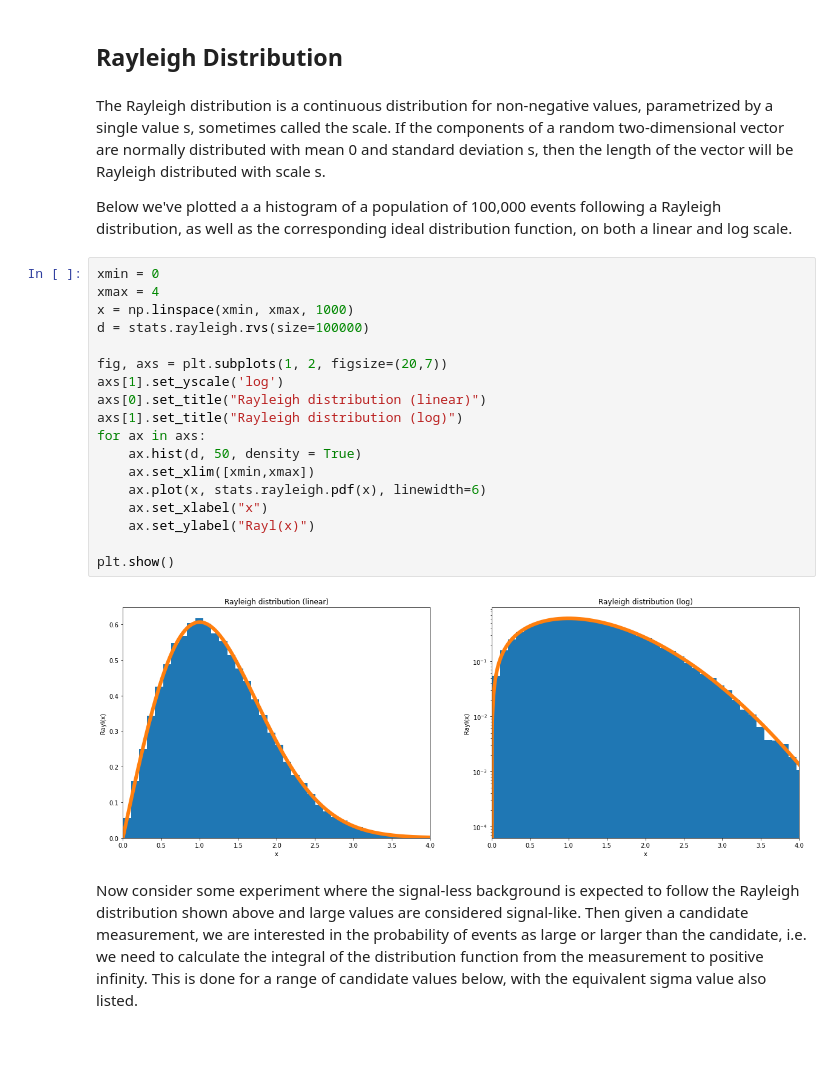
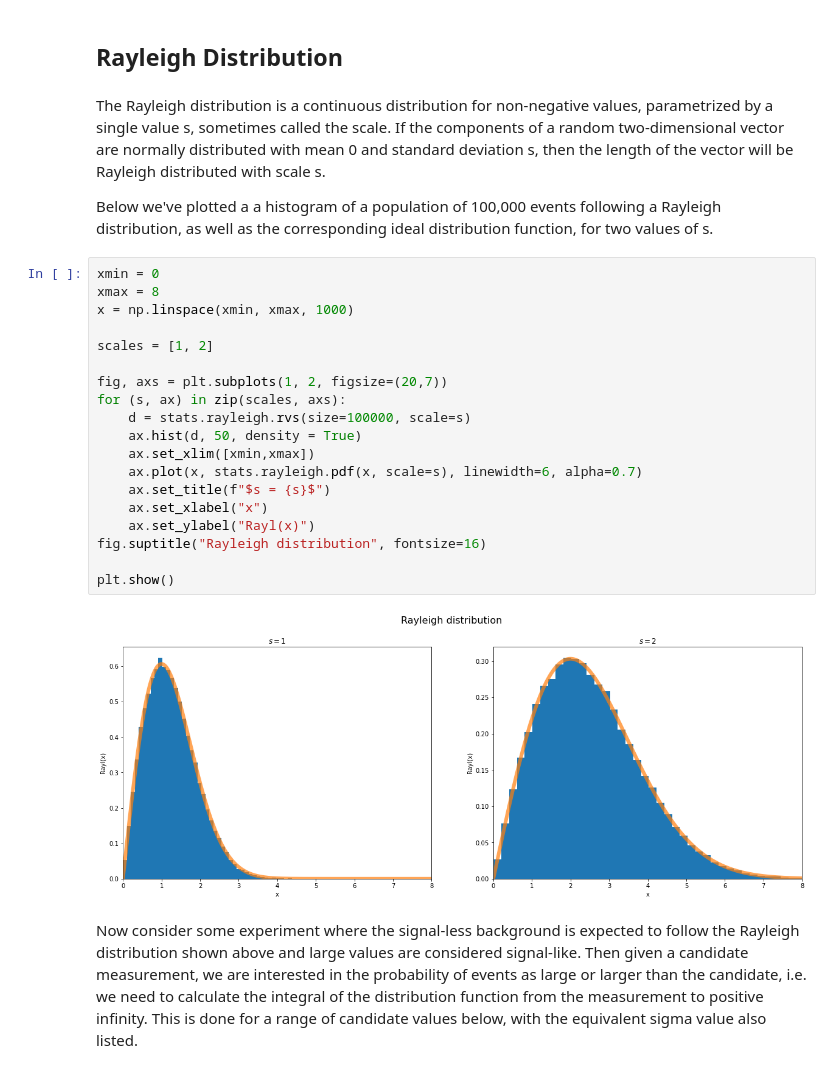
Before and after one commit to daultmccoy/phys434, a Jupyter notebook: Lab1.ipynb, the cells around one changed output. Drawn from its saved outputs; the diff is of its cells as text; blank space fills up the shorter version.

Commit message:
plot rayleigh with different parameters and cleaned up plot appearance

```diff
--- a/Lab1.ipynb
+++ b/Lab1.ipynb
@@ -38,27 +38,28 @@ In this case, all the sigma values we got were non-negative because we only cons
 # %% [markdown]
 The Rayleigh distribution is a continuous distribution for non-negative values, parametrized by a single value s, sometimes called the scale. If the components of a random two-dimensional vector are normally distributed with mean 0 and standard deviation s, then the length of the vector will be Rayleigh distributed with scale s.
 
-Below we've plotted a a histogram of a population of 100,000 events following a Rayleigh distribution, as well as the corresponding ideal distribution function, on both a linear and log scale.
+Below we've plotted a a histogram of a population of 100,000 events following a Rayleigh distribution, as well as the corresponding ideal distribution function, for two values of s.
 # %%
 xmin = 0
-xmax = 4
+xmax = 8
 x = np.linspace(xmin, xmax, 1000)
-d = stats.rayleigh.rvs(size=100000)
+
+scales = [1, 2]
 
 fig, axs = plt.subplots(1, 2, figsize=(20,7))
-axs[1].set_yscale('log')
-axs[0].set_title("Rayleigh distribution (linear)")
-axs[1].set_title("Rayleigh distribution (log)")
-for ax in axs:
+for (s, ax) in zip(scales, axs):
+    d = stats.rayleigh.rvs(size=100000, scale=s)
     ax.hist(d, 50, density = True)
     ax.set_xlim([xmin,xmax])
-    ax.plot(x, stats.rayleigh.pdf(x), linewidth=6)
+    ax.plot(x, stats.rayleigh.pdf(x, scale=s), linewidth=6, alpha=0.7)
+    ax.set_title(f"$s = {s}$")
     ax.set_xlabel("x")
     ax.set_ylabel("Rayl(x)")
+fig.suptitle("Rayleigh distribution", fontsize=16)
 
 plt.show()
 # %% [output]
-[figure, old version]
+[figure, new version]
 # %% [markdown]
 Now consider some experiment where the signal-less background is expected to follow the Rayleigh distribution shown above and large values are considered signal-like. Then given a candidate measurement, we are interested in the probability of events as large or larger than the candidate, i.e. we need to calculate the integral of the distribution function from the measurement to positive infinity. This is done for a range of candidate values below, with the equivalent sigma value also listed.
 # %%
```
Also changed, not shown: parts of 1 cell of this notebook.
